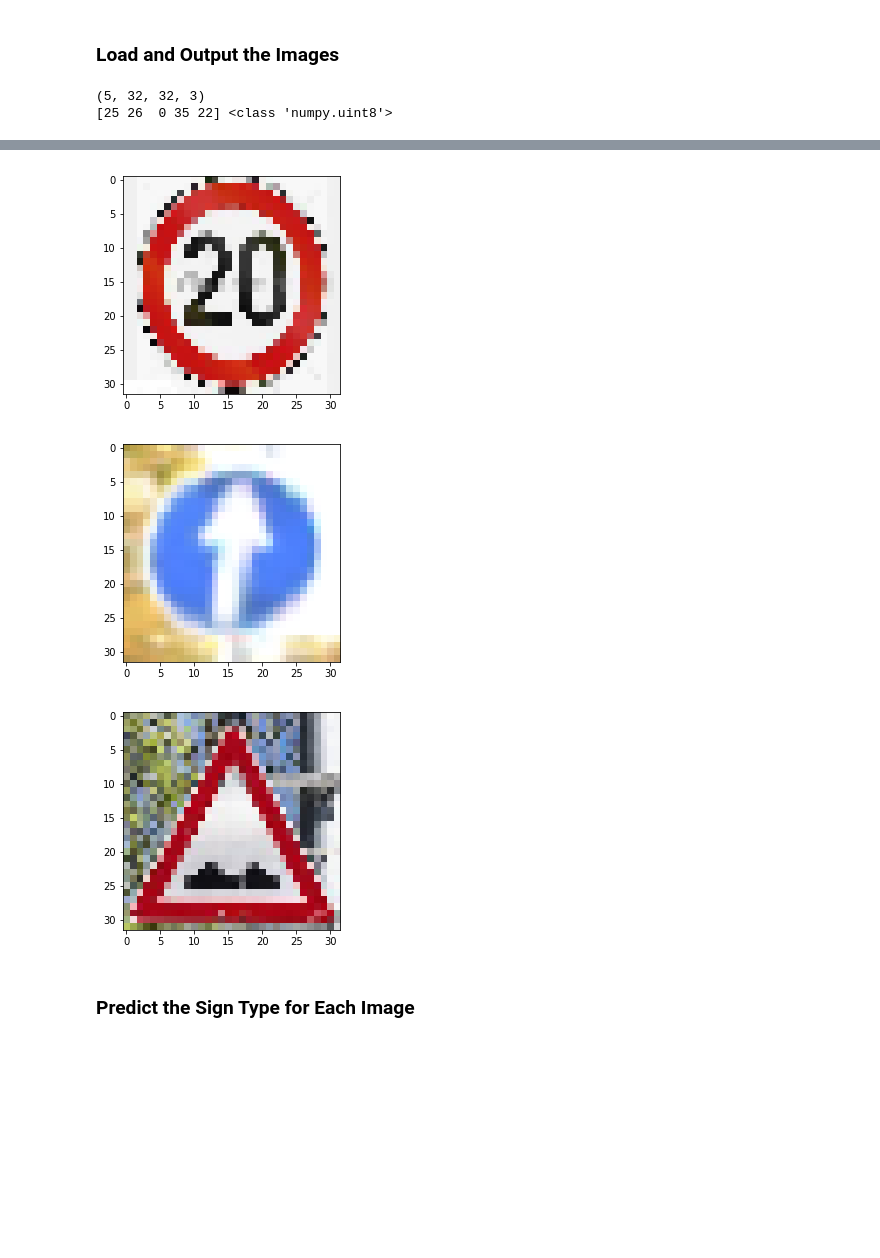
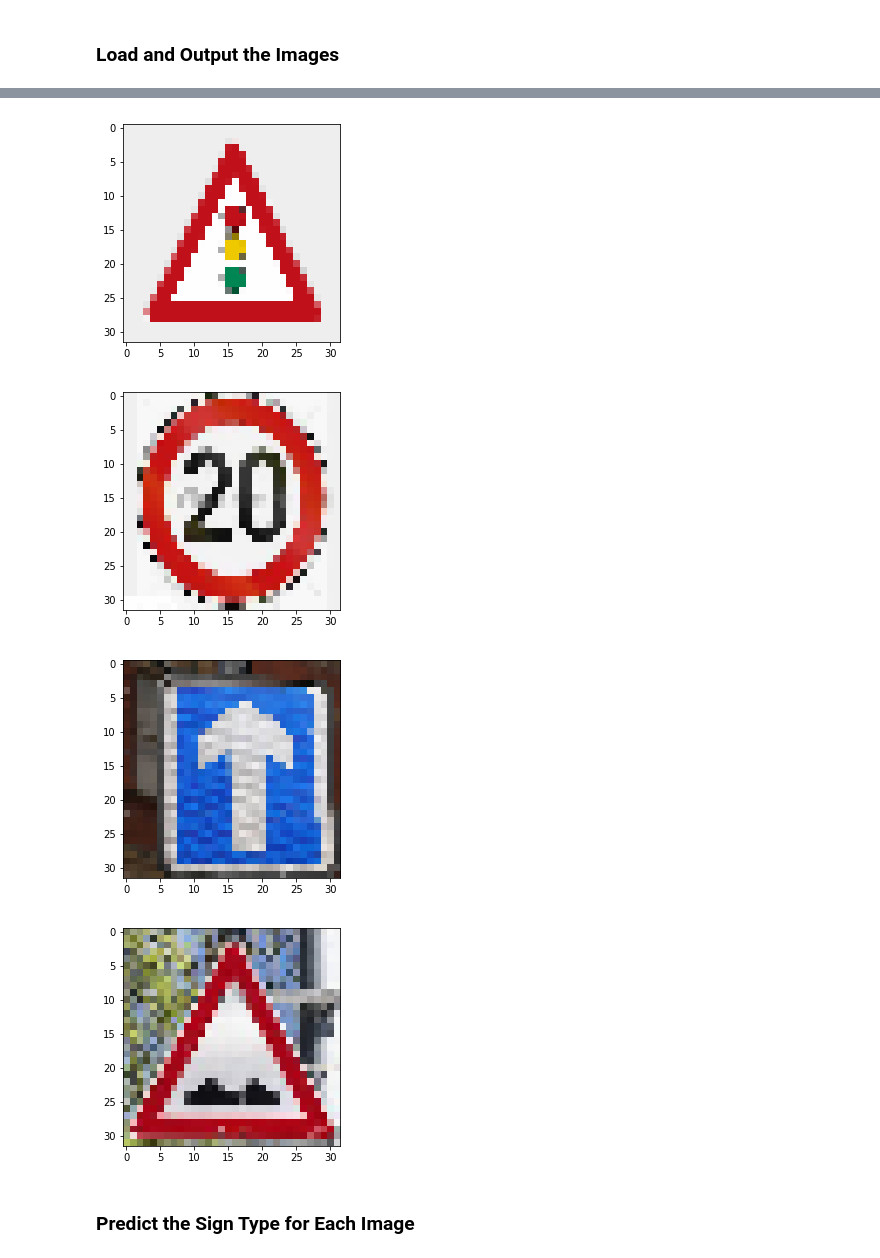
Before and after one commit to ashsiv/CarND-Traffic-Sign-Classifier-Project, a Jupyter notebook: Traffic_Sign_Classifier.ipynb, the cells around one changed output, grey strips where cells are left out. Drawn from its saved outputs; the diff is of its cells as text; code cells hidden in the pictures; blank space fills up the shorter version.

Commit message:
Test images & scores updated

```diff
--- a/Traffic_Sign_Classifier.ipynb
+++ b/Traffic_Sign_Classifier.ipynb
@@ -522,8 +520,6 @@ for f1 in files:
     XX_test = np.concatenate((XX_test,Image), axis=0);
     plt.imshow(img)
 
-yy_test=np.array([25,26,0,35,22],dtype='uint8')
+yy_test=np.array([25,14,26,0,35,22],dtype='uint8')
 # %% [output]
-(5, 32, 32, 3)
-[25 26  0 35 22] <class 'numpy.uint8'>
 [figure]
@@ -531,6 +527,7 @@ yy_test=np.array([25,26,0,35,22],dtype='uint8')
-[figure, old version]
+[figure, new version]
-[figure, old version]
+[figure, new version]
-[figure, old version]
+[figure, new version]
+[figure, added]
 # %% [markdown]
 ### Predict the Sign Type for Each Image
 # %%
```
Also changed, not shown: parts of 8 cells of this notebook, 9 other files.
